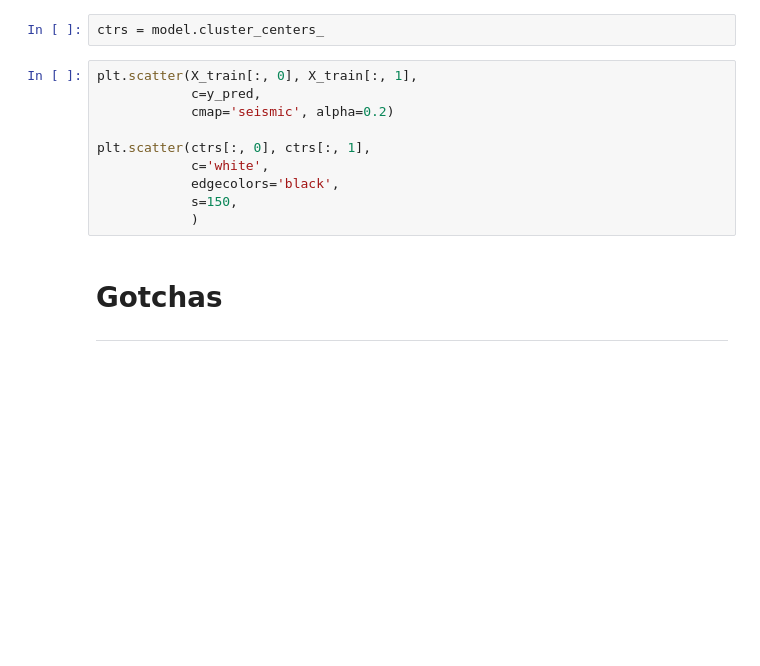
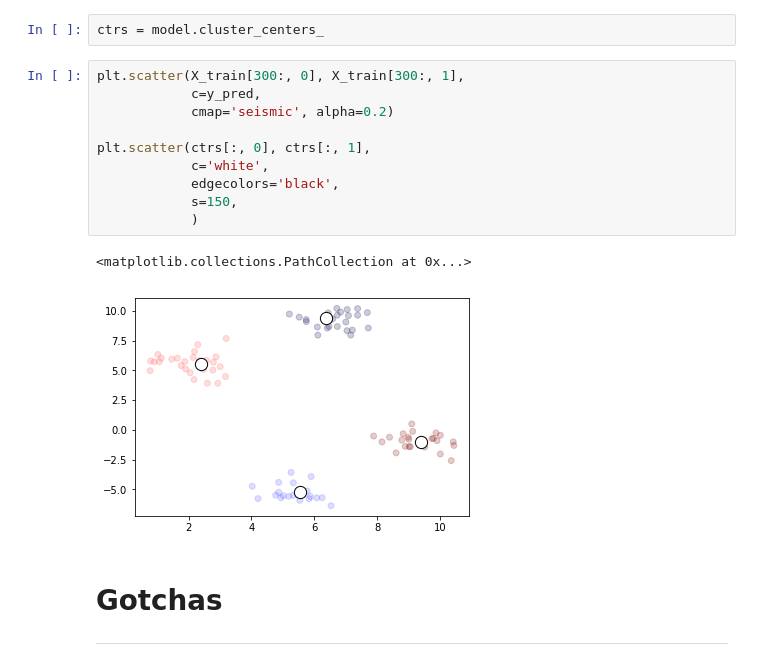
Before and after one commit to chalmerlowe/machine_learning, a Jupyter notebook: 05_neighbors/05_neighbors.ipynb, the cells around one changed output. Saved outputs shown, nothing was run; the diff lists cells and outputs as text; blank space fills up the shorter version.

```diff
--- a/05_neighbors/05_neighbors.ipynb
+++ b/05_neighbors/05_neighbors.ipynb
@@ -154,15 +177,18 @@ plt.scatter(X_train[:, 0], X_train[:, 1],
 # %%
 ctrs = model.cluster_centers_
 # %%
-plt.scatter(X_train[:, 0], X_train[:, 1],
+plt.scatter(X_train[300:, 0], X_train[300:, 1],
             c=y_pred,
             cmap='seismic', alpha=0.2)
 
 plt.scatter(ctrs[:, 0], ctrs[:, 1],
             c='white',
             edgecolors='black',
             s=150,
             )
+# %% [output]
+<matplotlib.collections.PathCollection at 0x...>
+[figure, added]
 # %% [markdown]
 # Gotchas
 ---
```
Also changed, not shown: parts of 19 cells of this notebook.
